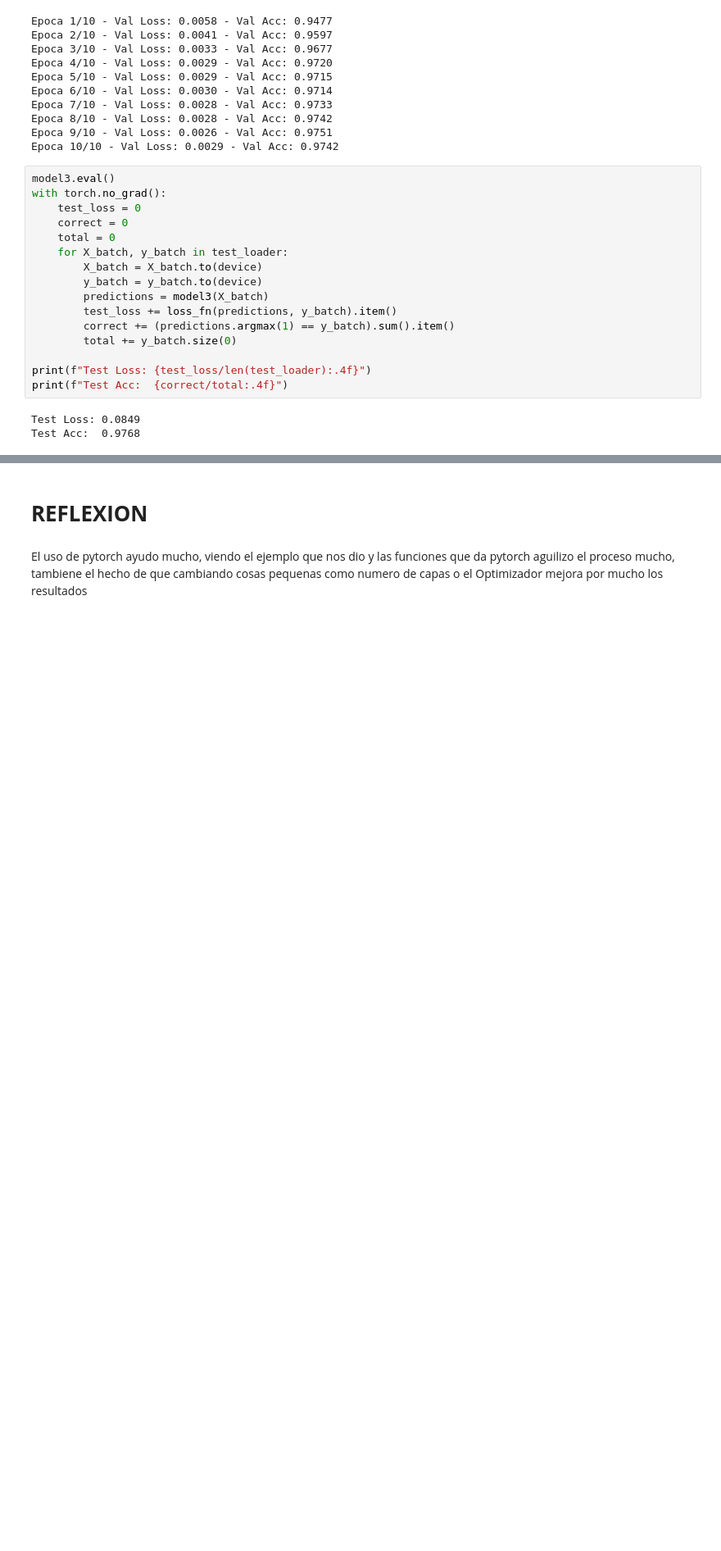
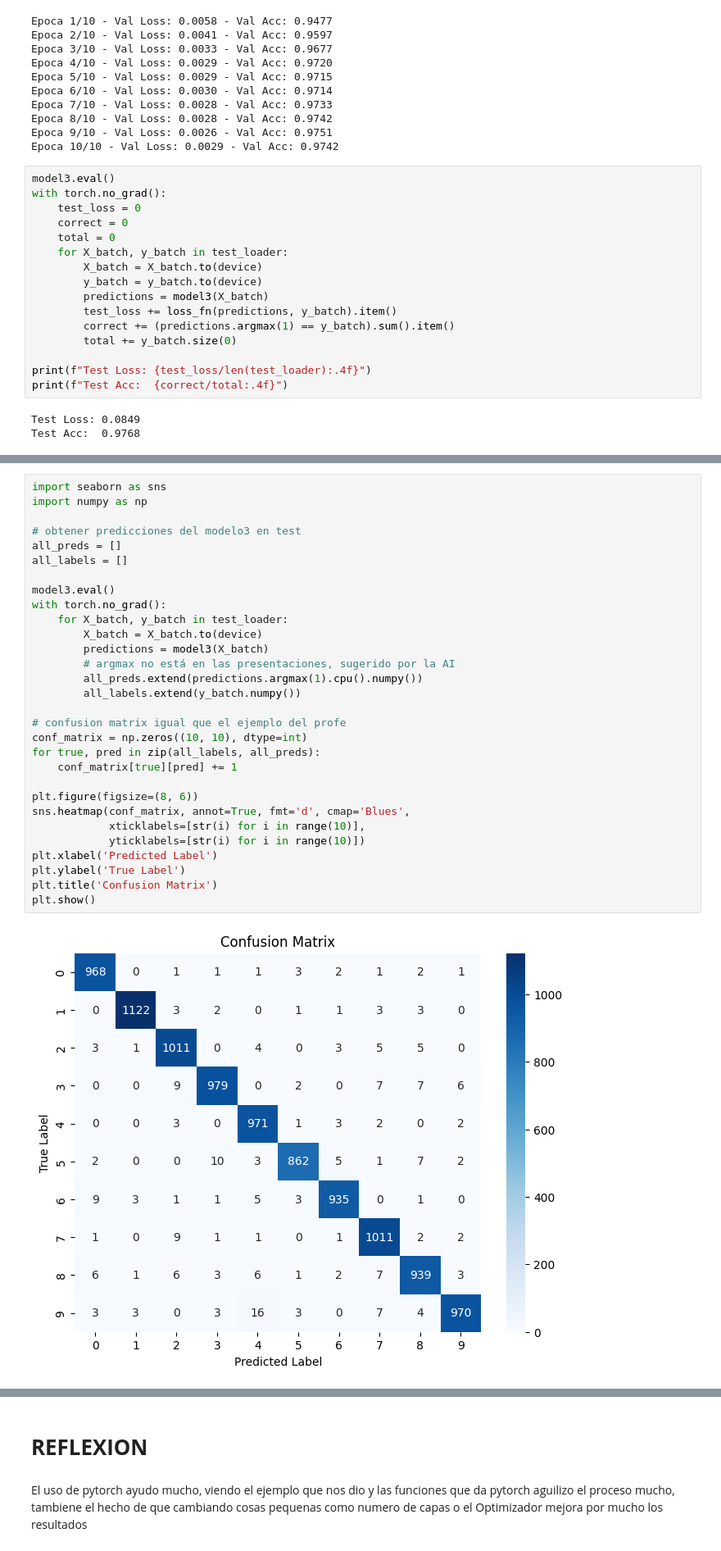
Before and after one commit to edgardlt03/ICO-Trabajos, a Jupyter notebook: Feed_Forward_Network_con_PyTorch.ipynb, the cells around one changed output, grey strips where cells are left out. Shown at 82% size. Cells and saved outputs as stored; diff of their text form; blank space fills up the shorter version.

```diff
--- a/Feed_Forward_Network_con_PyTorch.ipynb
+++ b/Feed_Forward_Network_con_PyTorch.ipynb
@@ -262,0 +280,32 @@ Test Acc:  0.9768
+# %%
+import seaborn as sns
+import numpy as np
+
+# obtener predicciones del modelo3 en test
+all_preds = []
+all_labels = []
+
+model3.eval()
+with torch.no_grad():
+    for X_batch, y_batch in test_loader:
+        X_batch = X_batch.to(device)
+        predictions = model3(X_batch)
+        # argmax no está en las presentaciones, sugerido por la AI
+        all_preds.extend(predictions.argmax(1).cpu().numpy())
+        all_labels.extend(y_batch.numpy())
+
+# confusion matrix igual que el ejemplo del profe
+conf_matrix = np.zeros((10, 10), dtype=int)
+for true, pred in zip(all_labels, all_preds):
+    conf_matrix[true][pred] += 1
+
+plt.figure(figsize=(8, 6))
+sns.heatmap(conf_matrix, annot=True, fmt='d', cmap='Blues',
+            xticklabels=[str(i) for i in range(10)],
+            yticklabels=[str(i) for i in range(10)])
+plt.xlabel('Predicted Label')
+plt.ylabel('True Label')
+plt.title('Confusion Matrix')
+plt.show()
+# %% [output]
+[figure, added]
```
Also changed, not shown: parts of 2 cells of this notebook.
